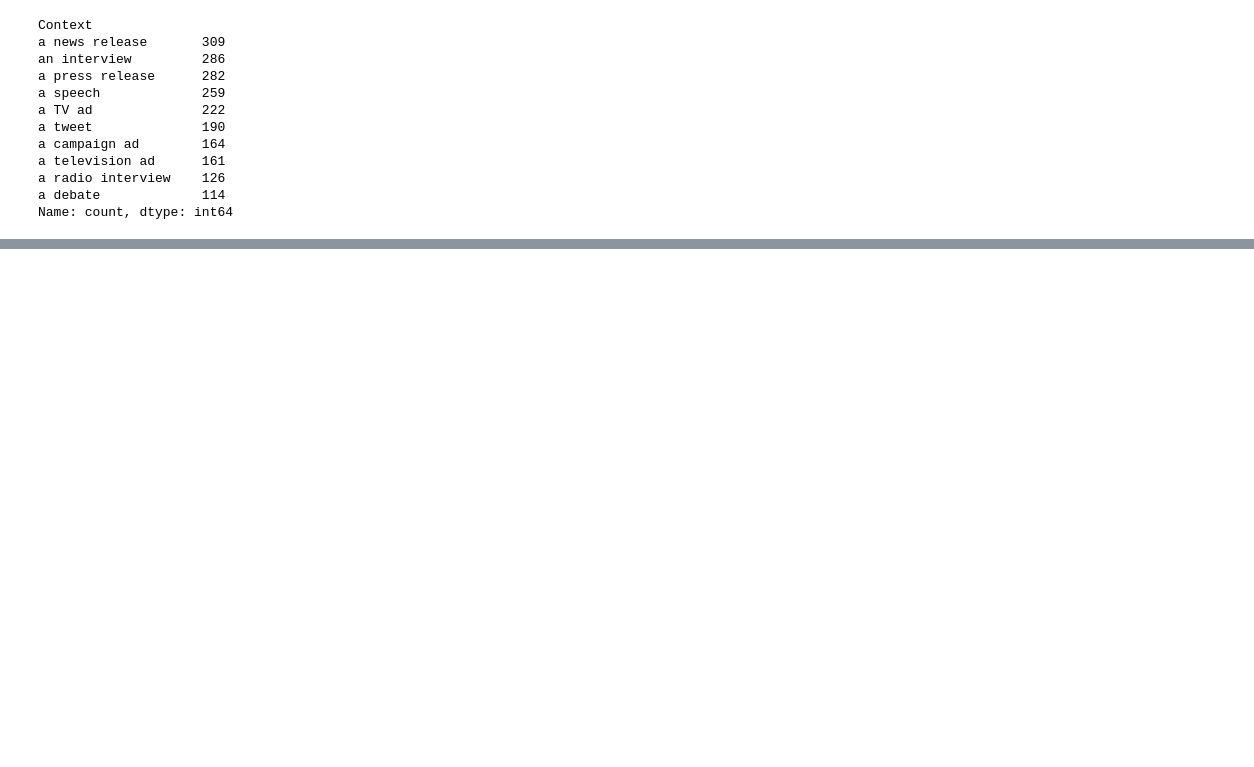
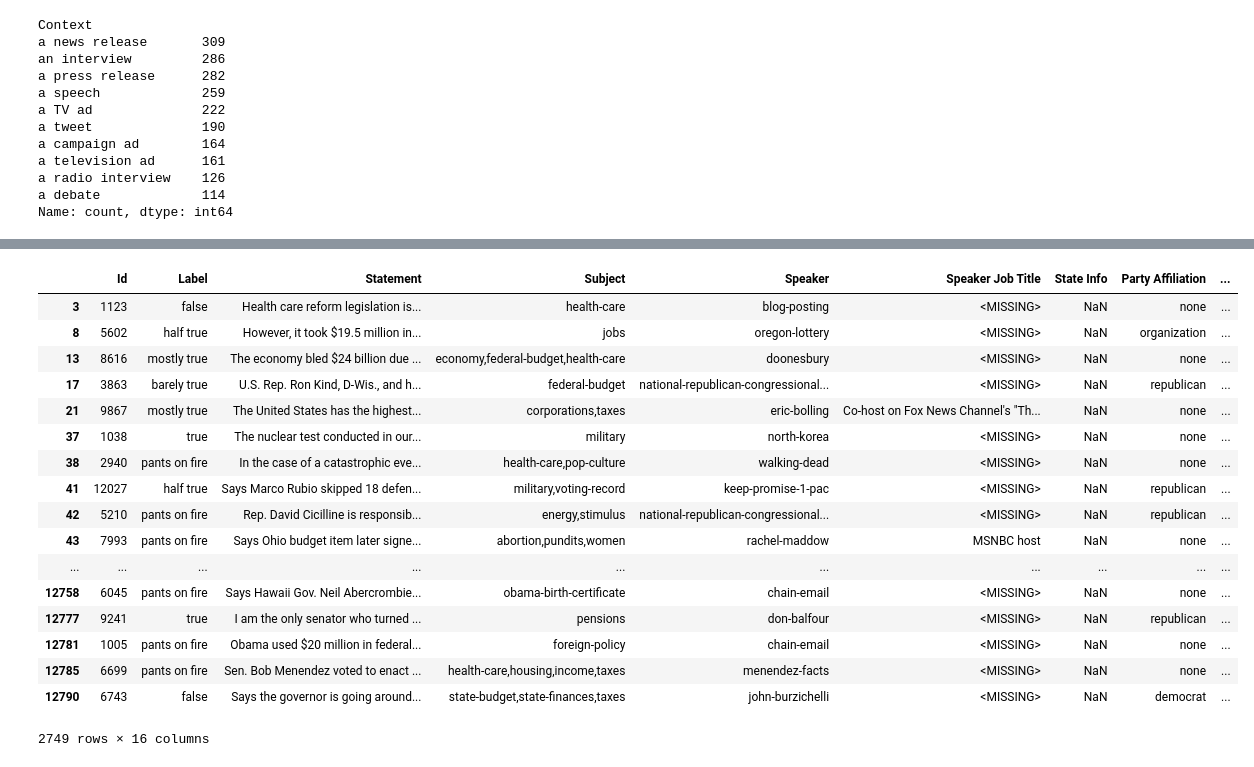
Before and after one commit to medamirZ/Fake-news-detection-, a Jupyter notebook: last.ipynb, the cells around one changed output, grey strips where cells are left out. Saved outputs shown, nothing was run; the diff lists cells and outputs as text; code cells hidden in the pictures; blank space fills up the shorter version.

```diff
--- a/Untitled.ipynb
+++ b/last.ipynb
@@ -523,0 +622,3 @@ merged_df.loc[filt_context, 'Context'] = '<MISSING>'
+# %%
+#Replacing nan with '<MISSING>'
+merged_df.fillna({'Speaker Job Title':'<MISSING>'},inplace = True)
@@ -523,0 +767,12 @@ merged_df.loc[filt_context, 'Context'] = '<MISSING>'
+# %%
+#Assuming all values are not null and not duplicated
+merged_df['Id'].value_counts()
+merged_df['Id'].isna().sum()
+
+#updating id structure
+def update_id_structure (Id) :
+    Id = Id.split('.')[0]
+    return Id
+merged_df['Id'] = merged_df['Id'].apply(update_id_structure)
+merged_df['Id']
+merged_df['Id'].astype('int64') #assuming all id's now are integers
@@ -523,0 +837,22 @@ merged_df.loc[filt_context, 'Context'] = '<MISSING>'
+# %%
+filt_na_state_info = merged_df['State Info'].isna() == True
+merged_df.loc[filt_na_state_info]
+# %% [output]
+|  | Id | Label | Statement | Subject | Speaker | Speaker Job Title | State Info | Party Affiliation | ... |
+| 3 | 1123 | false | Health care reform legislation is... | health-care | blog-posting | <MISSING> | NaN | none | ... |
+| 8 | 5602 | half true | However, it took $19.5 million in... | jobs | oregon-lottery | <MISSING> | NaN | organization | ... |
+| 13 | 8616 | mostly true | The economy bled $24 billion due ... | economy,federal-budget,health-care | doonesbury | <MISSING> | NaN | none | ... |
+| 17 | 3863 | barely true | U.S. Rep. Ron Kind, D-Wis., and h... | federal-budget | national-republican-congressional... | <MISSING> | NaN | republican | ... |
+| 21 | 9867 | mostly true | The United States has the highest... | corporations,taxes | eric-bolling | Co-host on Fox News Channel's "Th... | NaN | none | ... |
+| 37 | 1038 | true | The nuclear test conducted in our... | military | north-korea | <MISSING> | NaN | none | ... |
+| 38 | 2940 | pants on fire | In the case of a catastrophic eve... | health-care,pop-culture | walking-dead | <MISSING> | NaN | none | ... |
+| 41 | 12027 | half true | Says Marco Rubio skipped 18 defen... | military,voting-record | keep-promise-1-pac | <MISSING> | NaN | republican | ... |
+| 42 | 5210 | pants on fire | Rep. David Cicilline is responsib... | energy,stimulus | national-republican-congressional... | <MISSING> | NaN | republican | ... |
+| 43 | 7993 | pants on fire | Says Ohio budget item later signe... | abortion,pundits,women | rachel-maddow | MSNBC host | NaN | none | ... |
+| ... | ... | ... | ... | ... | ... | ... | ... | ... | ... |
+| 12758 | 6045 | pants on fire | Says Hawaii Gov. Neil Abercrombie... | obama-birth-certificate | chain-email | <MISSING> | NaN | none | ... |
+| 12777 | 9241 | true | I am the only senator who turned ... | pensions | don-balfour | <MISSING> | NaN | republican | ... |
+| 12781 | 1005 | pants on fire | Obama used $20 million in federal... | foreign-policy | chain-email | <MISSING> | NaN | none | ... |
+| 12785 | 6699 | pants on fire | Sen. Bob Menendez voted to enact ... | health-care,housing,income,taxes | menendez-facts | <MISSING> | NaN | none | ... |
+| 12790 | 6743 | false | Says the governor is going around... | state-budget,state-finances,taxes | john-burzichelli | <MISSING> | NaN | democrat | ... |
+2749 rows × 16 columns
```
Also changed, not shown: parts of 39 cells of this notebook, 3 other files.
